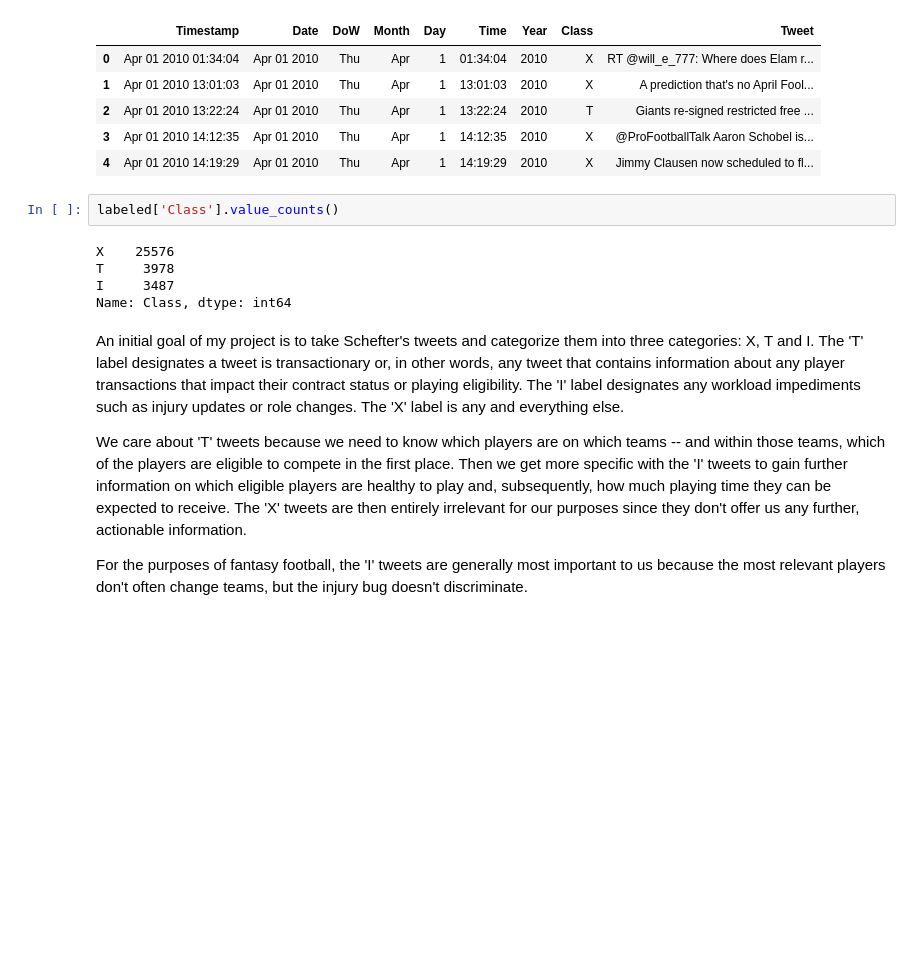
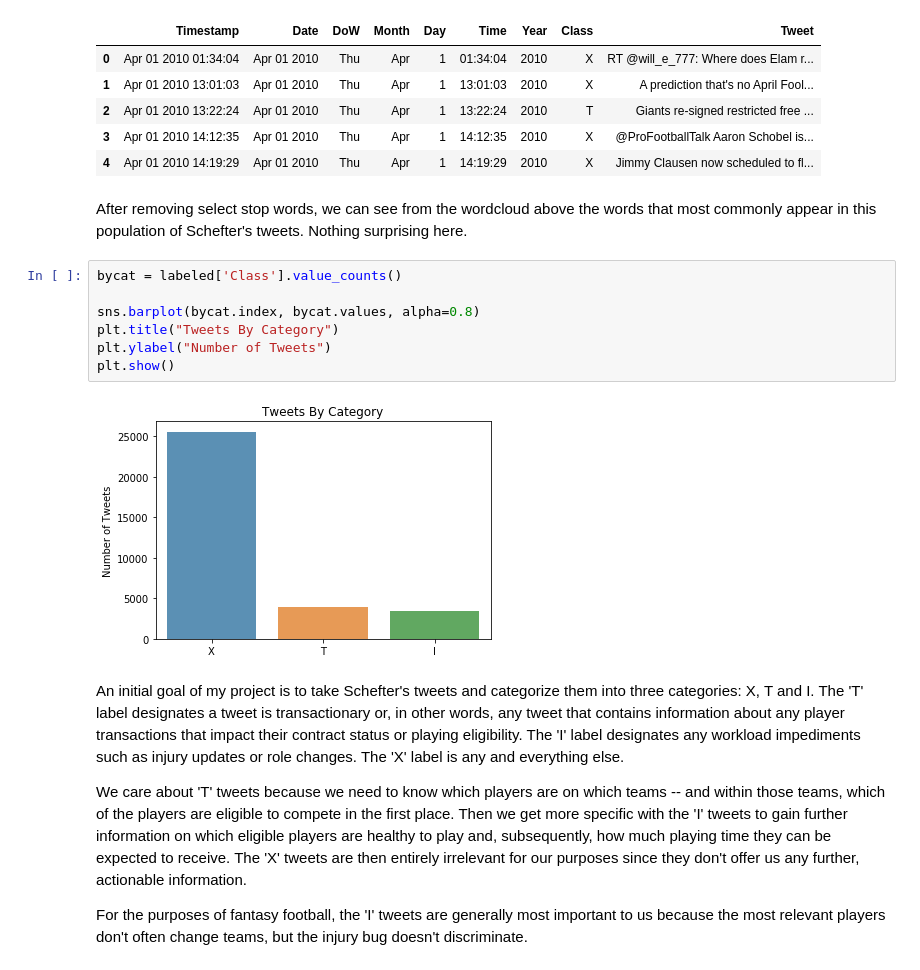
Before and after one commit to lelarson/Springboard, a Jupyter notebook: CP1 Data Story.ipynb, the cells around one changed output. Cells and saved outputs as stored; diff of their text form; blank space fills up the shorter version.

```diff
--- a/CP1 Data Story.ipynb
+++ b/CP1 Data Story.ipynb
@@ -144,13 +137,17 @@ labeled.head()
 | 2 | Apr 01 2010 13:22:24 | Apr 01 2010 | Thu | Apr | 1 | 13:22:24 | 2010 | T | Giants re-signed restricted free ... |
 | 3 | Apr 01 2010 14:12:35 | Apr 01 2010 | Thu | Apr | 1 | 14:12:35 | 2010 | X | @ProFootballTalk Aaron Schobel is... |
 | 4 | Apr 01 2010 14:19:29 | Apr 01 2010 | Thu | Apr | 1 | 14:19:29 | 2010 | X | Jimmy Clausen now scheduled to fl... |
-# %%
-labeled['Class'].value_counts()
-# %% [output]
-X    25576
-T     3978
-I     3487
-Name: Class, dtype: int64
+# %% [markdown]
+After removing select stop words, we can see from the wordcloud above the words that most commonly appear in this population of Schefter's tweets. Nothing surprising here.
+# %%
+bycat = labeled['Class'].value_counts()
+
+sns.barplot(bycat.index, bycat.values, alpha=0.8)
+plt.title("Tweets By Category")
+plt.ylabel("Number of Tweets")
+plt.show()
+# %% [output]
+[figure, added]
 # %% [markdown]
 An initial goal of my project is to take Schefter's tweets and categorize them into three categories: X, T and I. The 'T' label designates a tweet is transactionary or, in other words, any tweet that contains information about any player transactions that impact their contract status or playing eligibility. The 'I' label designates any workload impediments such as injury updates or role changes. The 'X' label is any and everything else.
 
```
Also changed, not shown: parts of 19 cells of this notebook.
